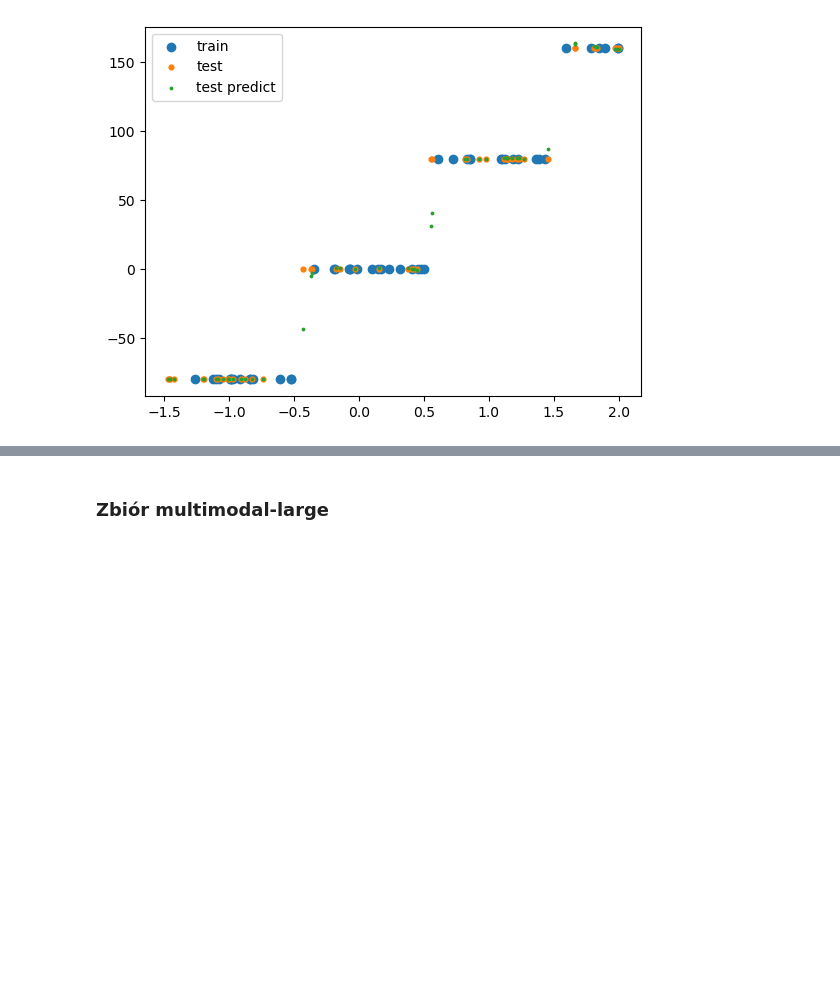
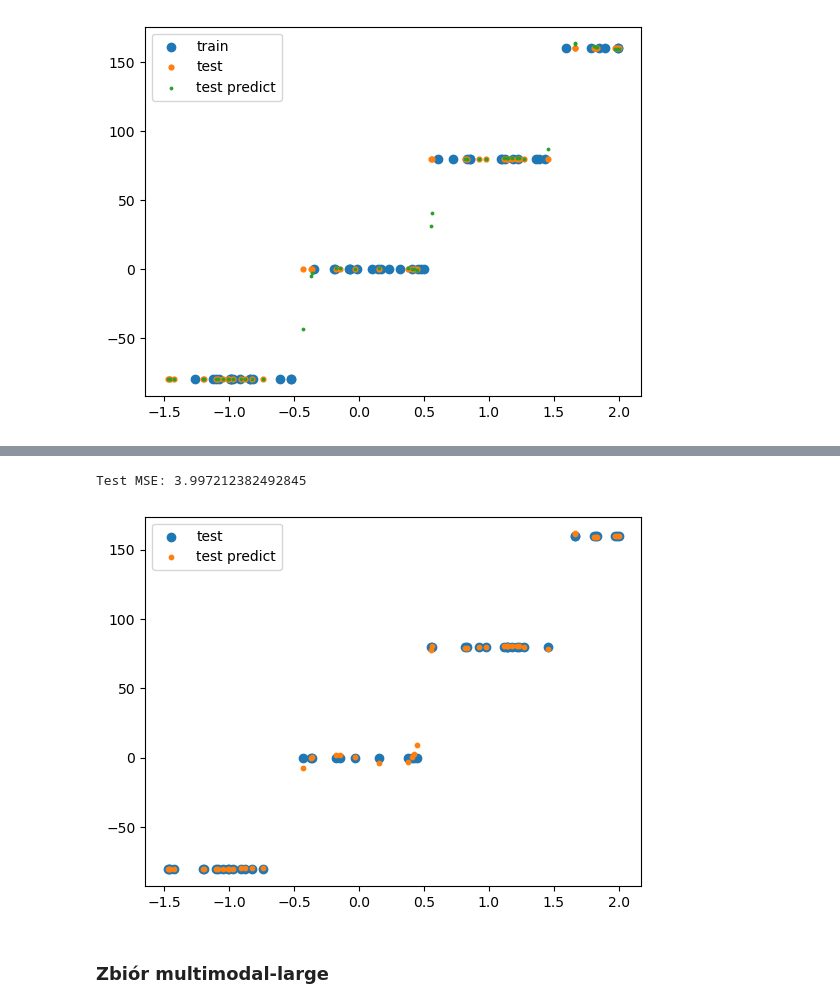
Before and after one commit to tymsoncyferki/MIOwAD, a Jupyter notebook: nn2/lab2.ipynb, the cells around one changed output, grey strips where cells are left out. Cells and saved outputs as stored; diff of their text form; code cells hidden in the pictures; blank space fills up the shorter version.

```diff
--- a/nn2/lab2.ipynb
+++ b/nn2/lab2.ipynb
@@ -392,0 +410,6 @@ Problem jest taki, że poziomy w zbiorze testowym są 'szersze' niż w treningow
+# %%
+mlp_steps_l = NeuralNetwork([1,5,5,1], initalization='he')
+y_norm_steps_l, parameters_steps_l = standardize_data(steps_large_train['y'])
+history_steps_l = mlp_steps_l.train(steps_large_train['x'], y_norm_steps_l, learning_rate=1, epochs=20000, batch_size=100,
+                                    return_history=True, resize=True, X_test=steps_small_test['x'], y_test=steps_small_test['y'],
+                                    cutoff=4, denormalize=parameters_steps_l, info_interval=100)
@@ -393,3 +433,14 @@ Problem jest taki, że poziomy w zbiorze testowym są 'szersze' niż w treningow
+# %%
+preds_steps = mlp_steps_l.predict(steps_small_test['x'].to_numpy().reshape(-1,1))
+preds_steps_denorm = destandardize_data(preds_steps, parameters_steps_l)
+plt.scatter(steps_small_test['x'], steps_small_test['y'])
+plt.scatter(steps_small_test['x'], preds_steps_denorm, s=10)
+print('Test MSE:', mlp_steps_l.mse(steps_small_test['x'], steps_small_test['y'], resize=True, denormalize=parameters_steps_l))
+plt.legend(['test', 'test predict'])
+plt.show()
+# %% [output]
+Test MSE: 3.997212382492845
+[figure, added]
 # %% [markdown]
 ### Zbiór multimodal-large
 # %%
```
Also changed, not shown: parts of 32 cells of this notebook.
